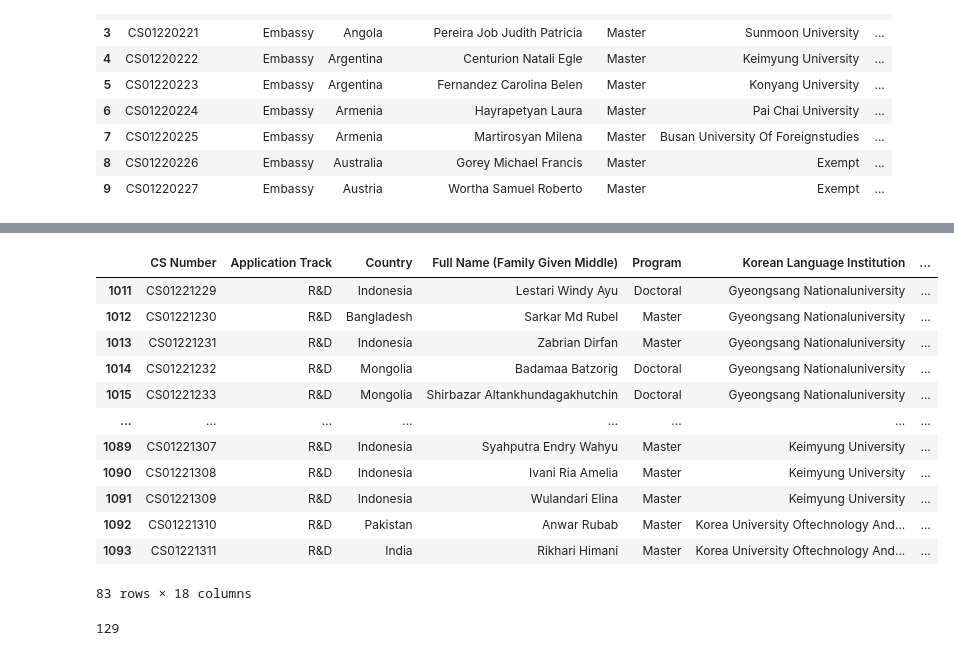
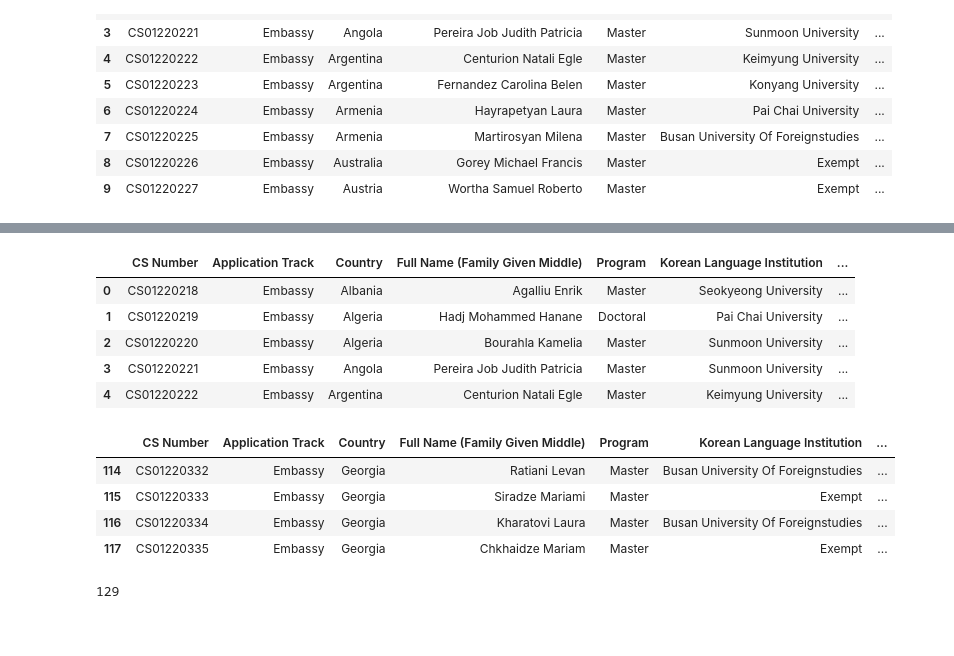
Before and after one commit to JASorianoHernandez/koreanLanguage, a Jupyter notebook: GKS_2022_Data_Visualization.ipynb, the cells around one changed output, grey strips where cells are left out. Drawn from its saved outputs; the diff is of its cells as text; code cells hidden in the pictures; blank space fills up the shorter version.

```diff
--- a/GKS_2022_Data_Visualization.ipynb
+++ b/GKS_2022_Data_Visualization.ipynb
@@ -160,0 +158,18 @@ df_gks.head(5)
+# %%
+df_gks_2.head(5)
+# %% [output]
+|  | CS Number | Application Track | Country | Full Name (Family Given Middle) | Program | Korean Language Institution | ... |
+| 0 | CS01220218 | Embassy | Albania | Agalliu Enrik | Master | Seokyeong University | ... |
+| 1 | CS01220219 | Embassy | Algeria | Hadj Mohammed Hanane | Doctoral | Pai Chai University | ... |
+| 2 | CS01220220 | Embassy | Algeria | Bourahla Kamelia | Master | Sunmoon University | ... |
+| 3 | CS01220221 | Embassy | Angola | Pereira Job Judith Patricia | Master | Sunmoon University | ... |
+| 4 | CS01220222 | Embassy | Argentina | Centurion Natali Egle | Master | Keimyung University | ... |
+# %%
+##df_gks = df_gks.replace(to_replace="32.329381", value="41.716667")
+##df_gks = df_gks.replace(to_replace="-83.113737", value="41.716667")
+
+df_gks = df_gks.replace(to_replace=32.3293809, value=41.716667)
+df_gks = df_gks.replace(to_replace=-83.1137366, value=44.783333)
+
+##df_gks.iloc[114].replace(to_replace=32.3293809, value =41.716667 )
+##df_gks.iloc[114].replace(to_replace=-83.1137366, value =44.783333 )
@@ -161,19 +180,11 @@ df_gks.head(5)
 # %%
-df_gks.loc[df_gks['Application Track'] == 'R&D'] ##Seoul National University Of Scienceand Technology
+df_gks.loc[df_gks['alpha2_country'] == 'GE'] ##Seoul National University Of Scienceand Technology
 # %% [output]
 |  | CS Number | Application Track | Country | Full Name (Family Given Middle) | Program | Korean Language Institution | ... |
-| 1011 | CS01221229 | R&D | Indonesia | Lestari Windy Ayu | Doctoral | Gyeongsang Nationaluniversity | ... |
-| 1012 | CS01221230 | R&D | Bangladesh | Sarkar Md Rubel | Master | Gyeongsang Nationaluniversity | ... |
-| 1013 | CS01221231 | R&D | Indonesia | Zabrian Dirfan | Master | Gyeongsang Nationaluniversity | ... |
-| 1014 | CS01221232 | R&D | Mongolia | Badamaa Batzorig | Doctoral | Gyeongsang Nationaluniversity | ... |
-| 1015 | CS01221233 | R&D | Mongolia | Shirbazar Altankhundagakhutchin | Doctoral | Gyeongsang Nationaluniversity | ... |
-| ... | ... | ... | ... | ... | ... | ... | ... |
-| 1089 | CS01221307 | R&D | Indonesia | Syahputra Endry Wahyu | Master | Keimyung University | ... |
-| 1090 | CS01221308 | R&D | Indonesia | Ivani Ria Amelia | Master | Keimyung University | ... |
-| 1091 | CS01221309 | R&D | Indonesia | Wulandari Elina | Master | Keimyung University | ... |
-| 1092 | CS01221310 | R&D | Pakistan | Anwar Rubab | Master | Korea University Oftechnology And... | ... |
-| 1093 | CS01221311 | R&D | India | Rikhari Himani | Master | Korea University Oftechnology And... | ... |
+| 114 | CS01220332 | Embassy | Georgia | Ratiani Levan | Master | Busan University Of Foreignstudies | ... |
+| 115 | CS01220333 | Embassy | Georgia | Siradze Mariami | Master | Exempt | ... |
+| 116 | CS01220334 | Embassy | Georgia | Kharatovi Laura | Master | Busan University Of Foreignstudies | ... |
+| 117 | CS01220335 | Embassy | Georgia | Chkhaidze Mariam | Master | Exempt | ... |
-83 rows × 18 columns
 # %%
 df_country = df_gks[['Country','alpha2_country','latitude','longitude','country_sum','proportion']].copy()
 # %%
```
Also changed, not shown: parts of 20 cells of this notebook, 4 other files.
